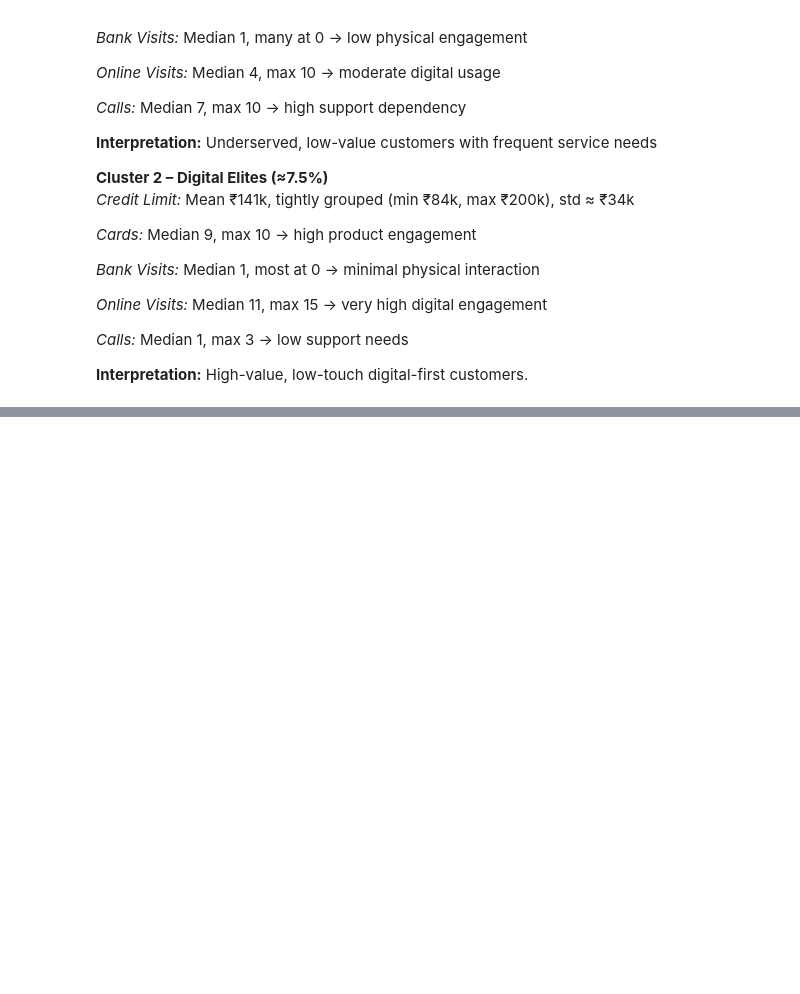
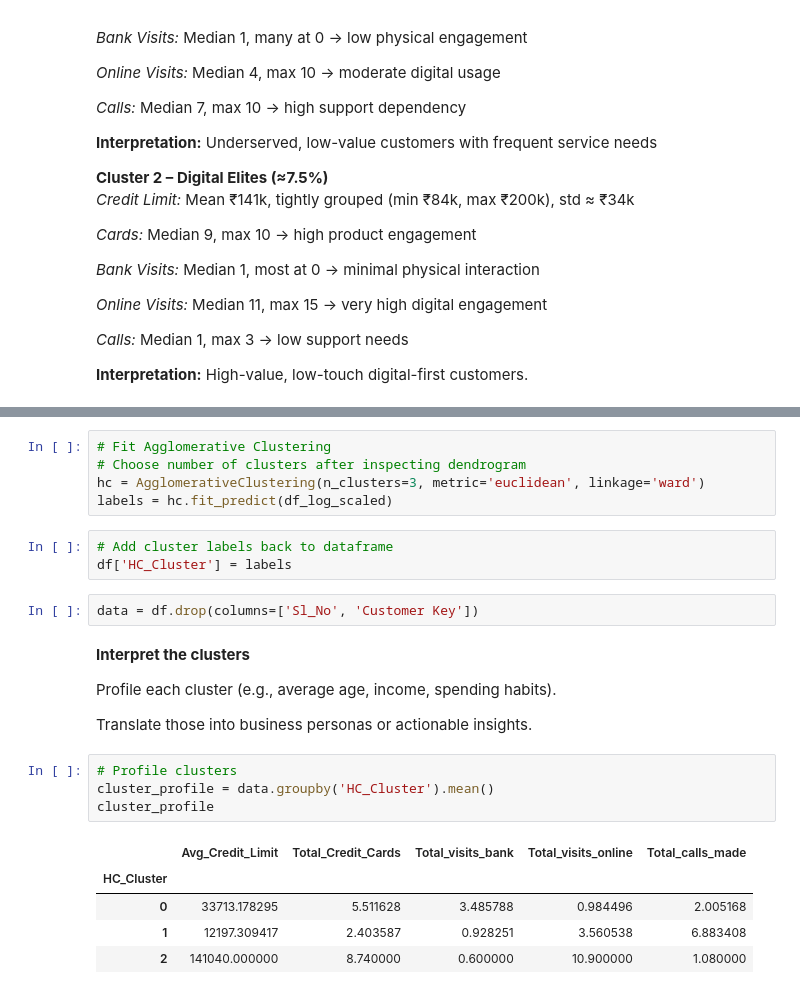
Before and after one commit to MissSamyuktha/Bank-Customer-Segmentation, a Jupyter notebook: Bank_Customer_Segmentation_Based_On_CreditCard_Data.ipynb, the cells around one changed output, grey strips where cells are left out. Saved outputs shown, nothing was run; the diff lists cells and outputs as text; blank space fills up the shorter version.

```diff
--- a/Bank_Customer_Segmentation_Based_On_CreditCard_Data.ipynb
+++ b/Bank_Customer_Segmentation_Based_On_CreditCard_Data.ipynb
@@ -729,0 +790,26 @@ Interpretation and recommendations are same just more details as to why we came
+# %%
+# Fit Agglomerative Clustering
+# Choose number of clusters after inspecting dendrogram
+hc = AgglomerativeClustering(n_clusters=3, metric='euclidean', linkage='ward')
+labels = hc.fit_predict(df_log_scaled)
+# %%
+# Add cluster labels back to dataframe
+df['HC_Cluster'] = labels
+# %%
+data = df.drop(columns=['Sl_No', 'Customer Key'])
+# %% [markdown]
+**Interpret the clusters**
+
+Profile each cluster (e.g., average age, income, spending habits).
+
+Translate those into business personas or actionable insights.
+# %%
+# Profile clusters
+cluster_profile = data.groupby('HC_Cluster').mean()
+cluster_profile
+# %% [output]
+|  | Avg_Credit_Limit | Total_Credit_Cards | Total_visits_bank | Total_visits_online | Total_calls_made |
+| HC_Cluster |  |  |  |  |  |
+| 0 | 33713.178295 | 5.511628 | 3.485788 | 0.984496 | 2.005168 |
+| 1 | 12197.309417 | 2.403587 | 0.928251 | 3.560538 | 6.883408 |
+| 2 | 141040.000000 | 8.740000 | 0.600000 | 10.900000 | 1.080000 |
```
Also changed, not shown: parts of 13 cells of this notebook.
